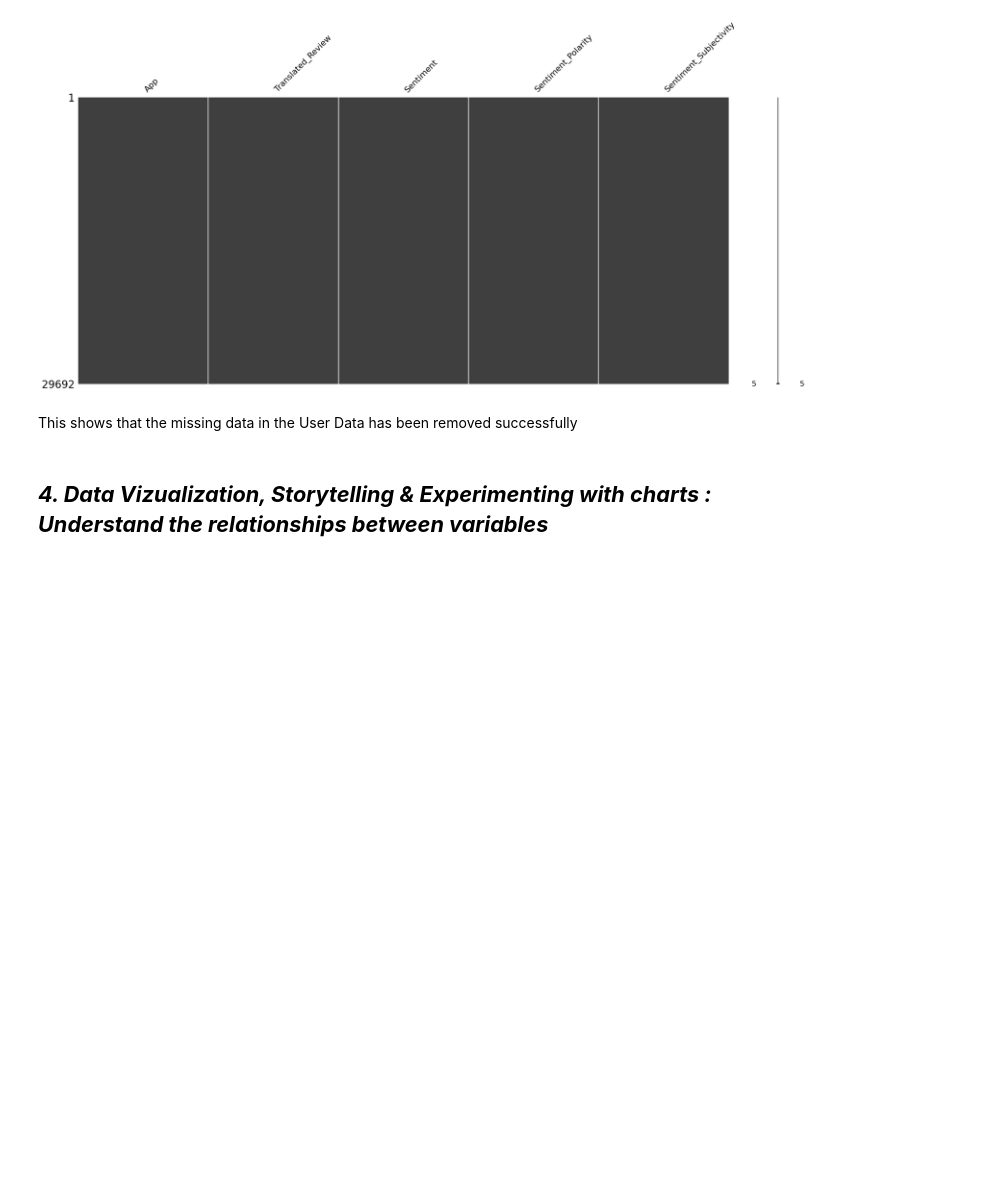
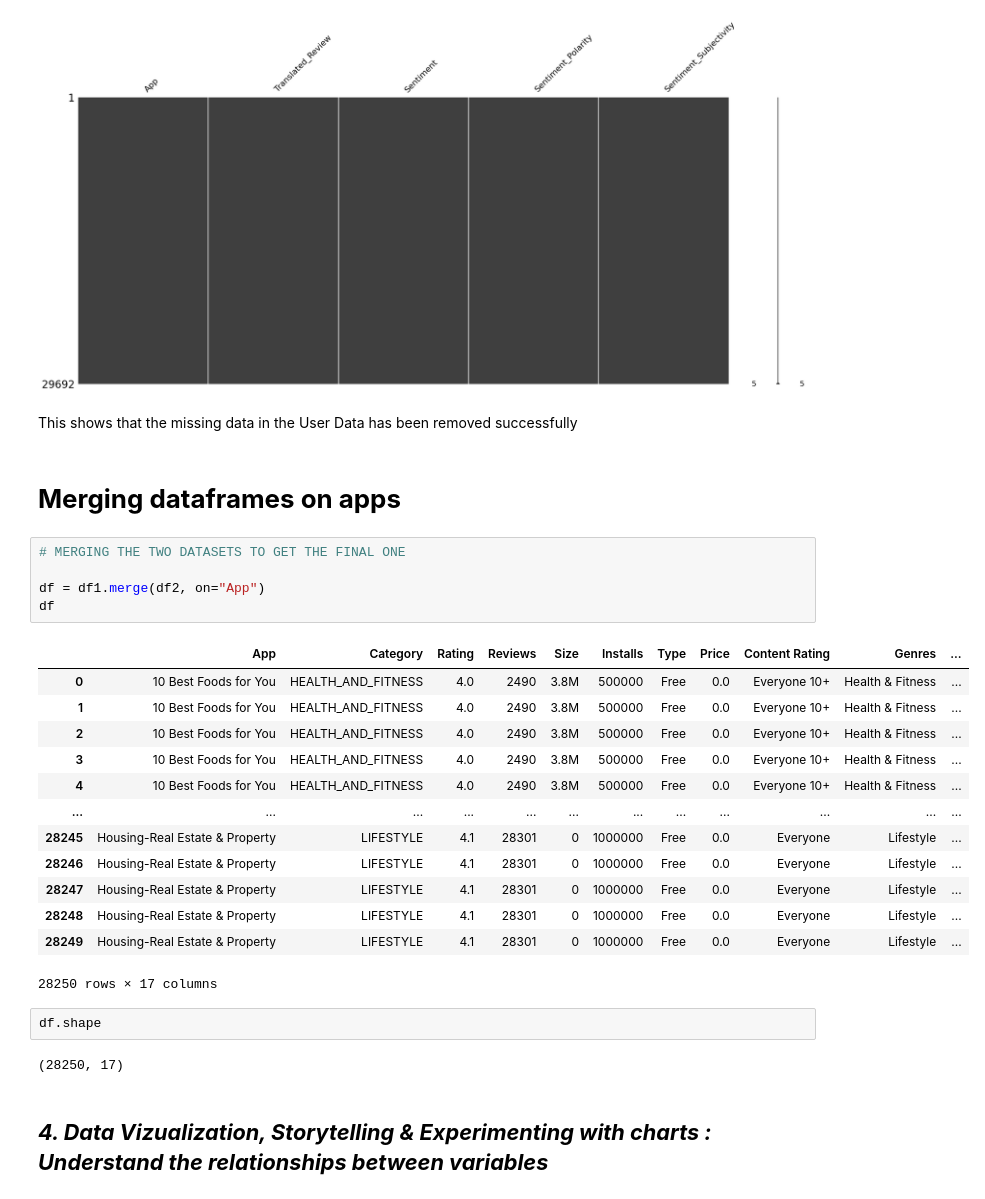
Before and after one commit to atulchune/EDA-Playstore-review-app-analysis, a Jupyter notebook: Capstone_EDA_Play_store_review_app_analysis.ipynb, the cells around one changed output. Saved outputs shown, nothing was run; the diff lists cells and outputs as text; blank space fills up the shorter version.

Commit message:
final dataframe for Exploration and Visualisation

```diff
--- a/Capstone_EDA_Play_store_review_app_analysis.ipynb
+++ b/Capstone_EDA_Play_store_review_app_analysis.ipynb
@@ -880,6 +894,31 @@ plt.show()
 [figure]
 # %% [markdown]
 This shows that the missing data in the User Data has been removed successfully
+# %% [markdown]
+# **Merging dataframes on apps**
+# %%
+# MERGING THE TWO DATASETS TO GET THE FINAL ONE
+
+df = df1.merge(df2, on="App")
+df
+# %% [output]
+|  | App | Category | Rating | Reviews | Size | Installs | Type | Price | Content Rating | Genres | ... |
+| 0 | 10 Best Foods for You | HEALTH_AND_FITNESS | 4.0 | 2490 | 3.8M | 500000 | Free | 0.0 | Everyone 10+ | Health & Fitness | ... |
+| 1 | 10 Best Foods for You | HEALTH_AND_FITNESS | 4.0 | 2490 | 3.8M | 500000 | Free | 0.0 | Everyone 10+ | Health & Fitness | ... |
+| 2 | 10 Best Foods for You | HEALTH_AND_FITNESS | 4.0 | 2490 | 3.8M | 500000 | Free | 0.0 | Everyone 10+ | Health & Fitness | ... |
+| 3 | 10 Best Foods for You | HEALTH_AND_FITNESS | 4.0 | 2490 | 3.8M | 500000 | Free | 0.0 | Everyone 10+ | Health & Fitness | ... |
+| 4 | 10 Best Foods for You | HEALTH_AND_FITNESS | 4.0 | 2490 | 3.8M | 500000 | Free | 0.0 | Everyone 10+ | Health & Fitness | ... |
+| ... | ... | ... | ... | ... | ... | ... | ... | ... | ... | ... | ... |
+| 28245 | Housing-Real Estate & Property | LIFESTYLE | 4.1 | 28301 | 0 | 1000000 | Free | 0.0 | Everyone | Lifestyle | ... |
+| 28246 | Housing-Real Estate & Property | LIFESTYLE | 4.1 | 28301 | 0 | 1000000 | Free | 0.0 | Everyone | Lifestyle | ... |
+| 28247 | Housing-Real Estate & Property | LIFESTYLE | 4.1 | 28301 | 0 | 1000000 | Free | 0.0 | Everyone | Lifestyle | ... |
+| 28248 | Housing-Real Estate & Property | LIFESTYLE | 4.1 | 28301 | 0 | 1000000 | Free | 0.0 | Everyone | Lifestyle | ... |
+| 28249 | Housing-Real Estate & Property | LIFESTYLE | 4.1 | 28301 | 0 | 1000000 | Free | 0.0 | Everyone | Lifestyle | ... |
+28250 rows × 17 columns
+# %%
+df.shape
+# %% [output]
+(28250, 17)
 # %% [markdown]
 ## ***4. Data Vizualization, Storytelling & Experimenting with charts : Understand the relationships between variables***
 # %% [markdown]
```
Also changed, not shown: parts of 2 cells of this notebook.
